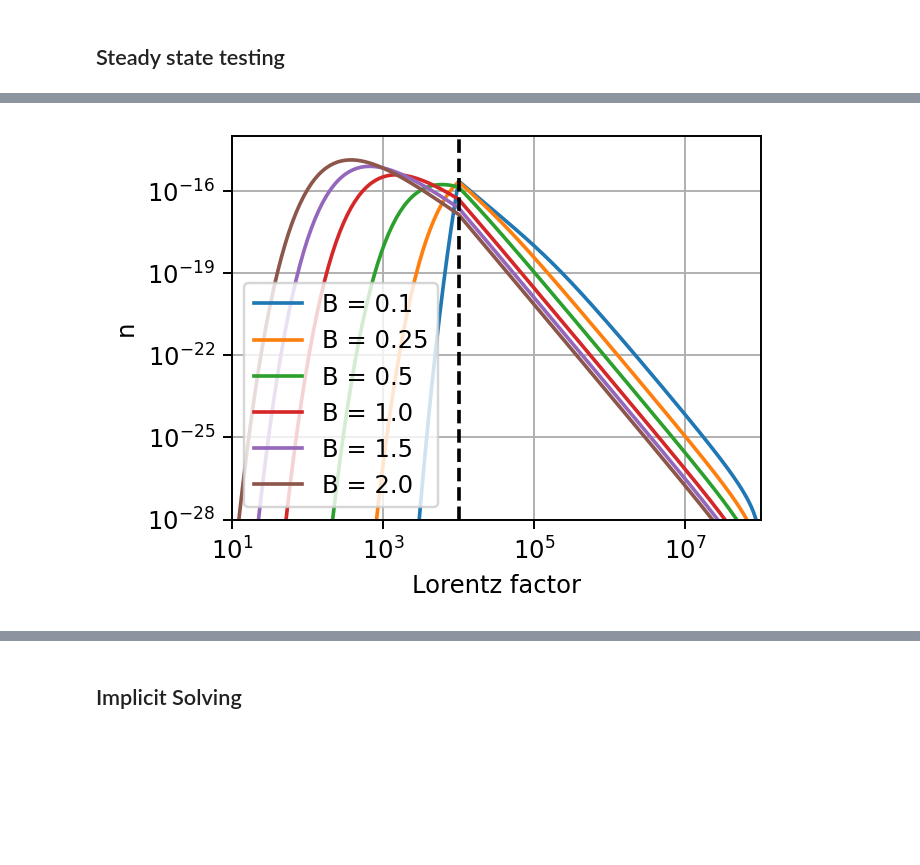
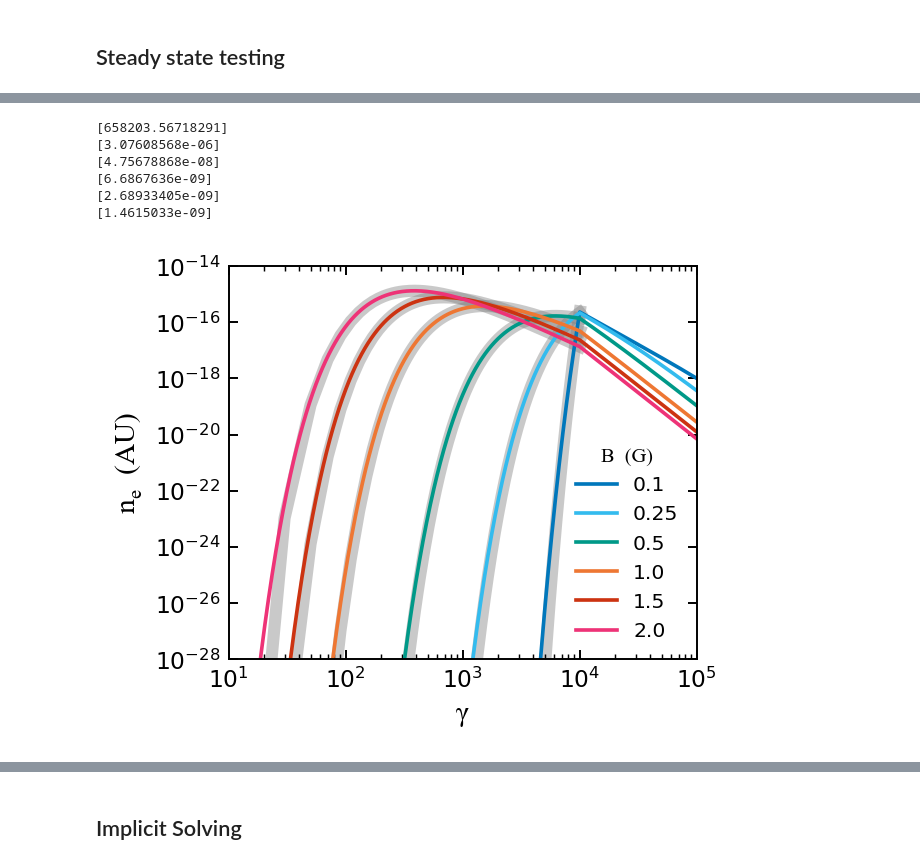
Before and after one commit to me623/Mphys_modelling, a Jupyter notebook: python_notebooks/final_plotting.ipynb, the cells around one changed output, grey strips where cells are left out. Drawn from its saved outputs; the diff is of its cells as text; code cells hidden in the pictures; blank space fills up the shorter version.

```diff
--- a/python_notebooks/final_plotting.ipynb
+++ b/python_notebooks/final_plotting.ipynb
@@ -59,7 +84,7 @@ def fit_power_law(gamma_data, y_data):
     fitted_A = params[1]
 
     return fitted_power, fitted_A, params_covariance
-def fit_and_plot(x_data, y_data, model="exponential", plot_result=False):
+def fit_and_plot(x_data, y_data, model="exponential", run_data=None, plot_result=False):
     """
     Fits a model to 2D data and optionally plots the result.
 
@@ -84,10 +109,22 @@ def fit_and_plot(x_data, y_data, model="exponential", plot_result=False):
     def power_law_model(x, a, b):
         return a * x**b
 
+    def power_law_acc(x, a, b=-1-run_data["tau_acc"][0]/run_data["tau_esc"][0]):
+        return a * x**b
+
+    def cooling(x, C, tau=run_data["tau_esc"][0], S=run_data["S"][0]):
+        return C * np.exp(1)**(1 / (S * tau * x)) / x ** 2
+
     # Choose model
     if model == "exponential":
         fit_func = exponential_model
         p0 = [1, 0.1]  # Initial guess
+    elif model == "cooling":
+        fit_func =  cooling
+        p0 = [1]  # Initial guess
+    elif model == "power_law_acc":
+        p0 = [1]  # Initial guess
+        fit_func = power_law_acc
     elif model == "generalized":
         fit_func = generalized_model
         p0 = [1, 0.1, 0]  # Initial guess
@@ -104,7 +141,7 @@ def fit_and_plot(x_data, y_data, model="exponential", plot_result=False):
     if plot_result:
         x_fit = np.linspace(min(x_data), max(x_data), 500)
         y_fit = fit_func(x_fit, *popt)
-        plt.plot(x_fit, y_fit)
+        plt.plot(x_fit, y_fit, c="grey", alpha=0.42, ls="-", lw=5, zorder=0)
 
 
     return popt, pcov
@@ -311,19 +375,56 @@ plt.show()
 # %%
 files = ["B0.10.csv","B0.25.csv","B0.50.csv","B1.00.csv","B1.50.csv","B2.00.csv"]
-names = ["B = 0.1", "B = 0.25", "B = 0.5", "B = 1.0", "B = 1.5", "B = 2.0"]
-plt.figure(figsize=[4,3])
-for file, name in zip(files,names):
-    run_data=pd.read_csv(r"C:\Users\morga\Masters Year\Modelling\Mphys_modelling\csv_data\steady_state\{}".format(file),)
-    plt.plot(run_data["gamma"], run_data["electron_n"], label=name)
-plt.ylabel("n")
+names = ["0.1", "0.25", "0.5", "1.0", "1.5", "2.0"]
+#names = ["B = 0.1", "B = 0.25", "B = 0.5", "B = 1.0", "B = 1.5", "B = 2.0"]
+path = r"C:\Users\morga\Masters Year\Modelling\Mphys_modelling\csv_data\steady_state"
+import matplotlib.pyplot as plt
+import pandas as pd
+
+# Define the fontsize variable
+fontsize = 12
+plt.figure(figsize=[3.75, 3])
+for file, name, colour in zip(files, names, vibrant):
+    sim_data = pd.read_csv(path + rf"\{file}")
+    run_data = pd.read_csv(path + rf"\runs\run_{file}", index_col=False)
+
+    sim_data = sim_data.fillna(0)
+
+    cooling_data = sim_data[sim_data["electron_n"] != 0]
+    cooling_data = cooling_data[cooling_data["gamma"] <= run_data["inject_min"].values[0]]
+
+    fit_and_plot(cooling_data["gamma"], cooling_data["electron_n"], "cooling", run_data, True)
+    plt.plot(sim_data["gamma"], sim_data["electron_n"], c= colour, label=name)
+
+# Set labels with fontsize
+plt.ylabel(r"$\mathrm{n_e}$  (AU)", fontsize=fontsize, fontdict={'family': 'Times New Roman'})
+plt.xlabel(r"$\mathrm{\gamma}$", fontsize=fontsize, fontdict={'family': 'Times New Roman'})
+
+# Set scale and limits
 plt.yscale("log")
 plt.xscale("log")
-plt.xlabel("Lorentz factor")
-plt.xlim(1e1,1e8)
-plt.ylim(1e-28,1e-14)
-plt.vlines(1e4, 1e-28, 1e-7, "black", "dashed")
-plt.legend()
+plt.xlim(1e1, 1e5)
+plt.ylim(1e-28, 1e-14)
+
+# Add vertical line
+#plt.vlines(1e4, 1e-28, 1e-7, color="black", linestyle="dashed")
+
+# Customize legend with fontsize
+plt.legend(fontsize=fontsize*0.7,title_fontproperties={'family':'Times New Roman', 'size':fontsize * 0.7}, title = "B  (G)", frameon=False)
+
+# Customize ticks with fontsize
+plt.tick_params(axis='both', which='major', direction="in", labelsize=fontsize*0.8, top=True, right=True)
+plt.tick_params(axis='both', which='minor', direction="in", top=True, right=True)
+# Adjust layout and display grid
 plt.tight_layout()
-plt.grid()
+#plt.grid()
+
+# Display the plot
+plt.show()
 # %% [output]
+[658203.56718291]
+[3.07608568e-06]
+[4.75678868e-08]
+[6.6867636e-09]
+[2.68933405e-09]
+[1.4615033e-09]
-[figure, old version]
+[figure, new version]
```
Also changed, not shown: parts of 9 cells of this notebook, 5 other files.
